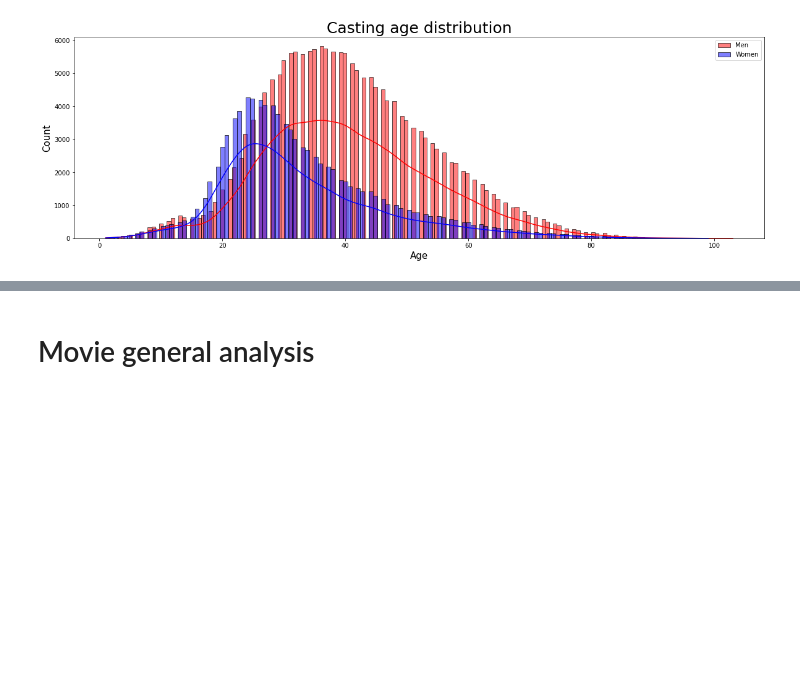
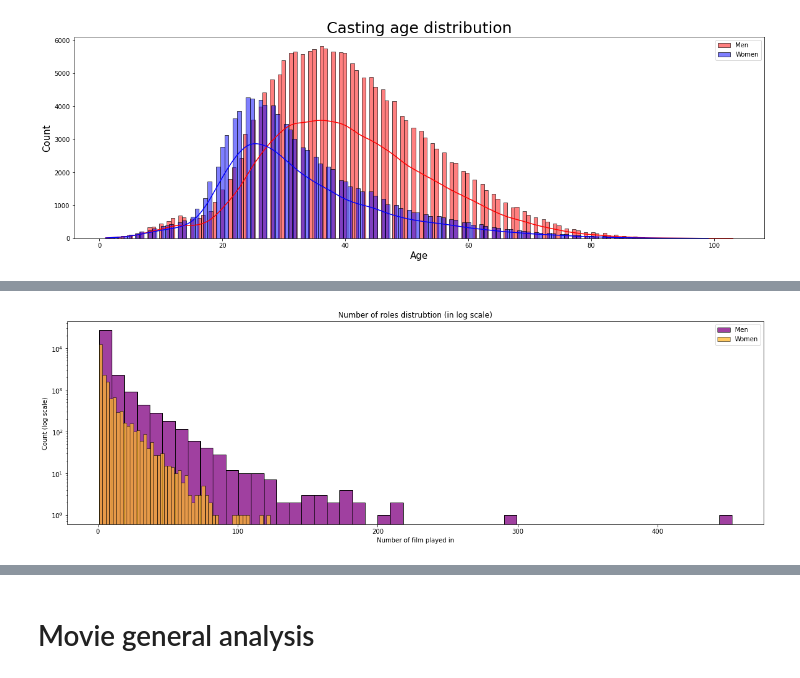
Before and after one commit to epfl-ada/ada-2022-project-dadalife, a Jupyter notebook: ADA_CMU.ipynb, the cells around one changed output, grey strips where cells are left out. Saved outputs shown, nothing was run; the diff lists cells and outputs as text; code cells hidden in the pictures; blank space fills up the shorter version.

```diff
--- a/ADA_CMU.ipynb
+++ b/ADA_CMU.ipynb
@@ -112,0 +146,4 @@ plt.show()
+# %%
+cnt_m = df_actors[df_actors.actor_gender == "M"].groupby('actor_name').nunique().sort_values('wikipedia_m_ID', ascending=False)[['wikipedia_m_ID', 'character_name', 'actor_dob']].reset_index()
+cnt_w = df_actors[df_actors.actor_gender == "F"].groupby('actor_name').nunique().sort_values('wikipedia_m_ID', ascending=False)[['wikipedia_m_ID', 'character_name', 'actor_dob']].reset_index()
+pd.concat([cnt_w.head(),cnt_m.head().add_prefix("female").add_prefix("male ")], axis=1)
@@ -112,0 +157,11 @@ plt.show()
+# %%
+plt.figure(figsize=(20,6))
+sns.histplot(cnt_m['wikipedia_m_ID'], log_scale=(False, True), bins=50, color='purple', label="Men")
+sns.histplot(cnt_w['wikipedia_m_ID'], log_scale=(False, True), bins=50, color='#ffb82c', label="Women")
+plt.xlabel("Number of film played in")
+plt.title("Number of roles distrubtion (in log scale)")
+plt.ylabel("Count (log scale)")
+plt.legend()
+plt.show()
+# %% [output]
+[figure, added]
```
Also changed, not shown: parts of 63 cells of this notebook.
